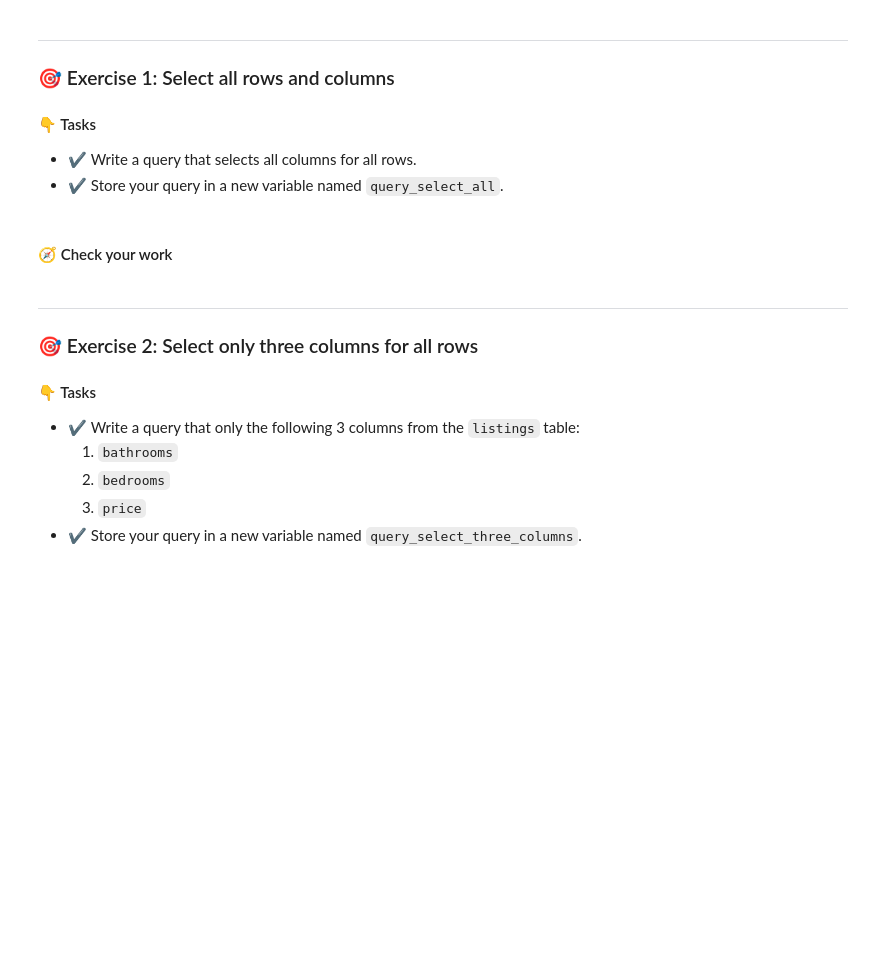
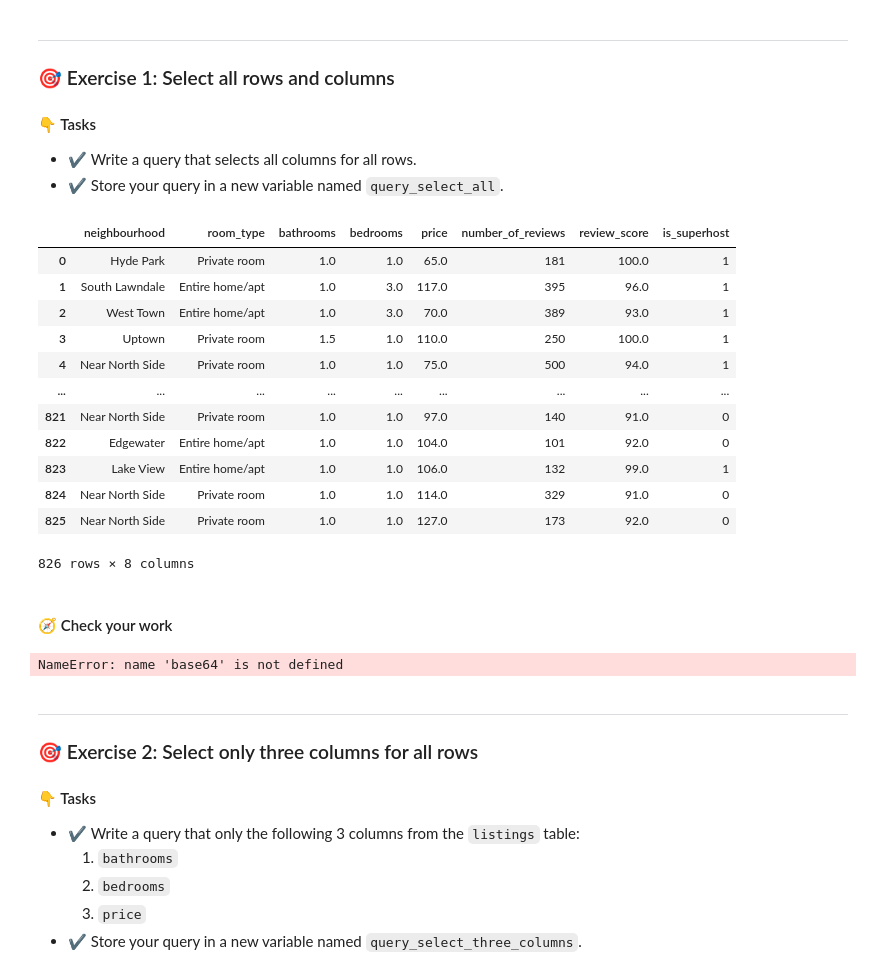
Before and after one commit to JordanBaker78/Data205_JordanBaker, a Jupyter notebook: DATA_205_CRUD_with_SQL.ipynb, the cells around one changed output. Drawn from its saved outputs; the diff is of its cells as text; code cells hidden in the pictures; blank space fills up the shorter version.

```diff
--- a/DATA_205_CRUD_with_SQL.ipynb
+++ b/DATA_205_CRUD_with_SQL.ipynb
@@ -246,18 +257,35 @@ conn_checker.close()
 - ✔️ Store your query in a new variable named `query_select_all`.
 # %%
 ### BEGIN SOLUTION
-
+query_select_all = '''
+SELECT *
+FROM listings
+'''
 
 
 
 ### END SOLUTION
 
 conn = sqlite3.connect('airbnb.db')
 
 df_result = pd.read_sql_query(query_select_all, con=conn)
 display(df_result)
 
 conn.close()
+# %% [output]
+|  | neighbourhood | room_type | bathrooms | bedrooms | price | number_of_reviews | review_score | is_superhost |
+| 0 | Hyde Park | Private room | 1.0 | 1.0 | 65.0 | 181 | 100.0 | 1 |
+| 1 | South Lawndale | Entire home/apt | 1.0 | 3.0 | 117.0 | 395 | 96.0 | 1 |
+| 2 | West Town | Entire home/apt | 1.0 | 3.0 | 70.0 | 389 | 93.0 | 1 |
+| 3 | Uptown | Private room | 1.5 | 1.0 | 110.0 | 250 | 100.0 | 1 |
+| 4 | Near North Side | Private room | 1.0 | 1.0 | 75.0 | 500 | 94.0 | 1 |
+| ... | ... | ... | ... | ... | ... | ... | ... | ... |
+| 821 | Near North Side | Private room | 1.0 | 1.0 | 97.0 | 140 | 91.0 | 0 |
+| 822 | Edgewater | Entire home/apt | 1.0 | 1.0 | 104.0 | 101 | 92.0 | 0 |
+| 823 | Lake View | Entire home/apt | 1.0 | 1.0 | 106.0 | 132 | 99.0 | 1 |
+| 824 | Near North Side | Private room | 1.0 | 1.0 | 114.0 | 329 | 91.0 | 0 |
+| 825 | Near North Side | Private room | 1.0 | 1.0 | 127.0 | 173 | 92.0 | 0 |
+826 rows × 8 columns
 # %% [markdown]
 #### 🧭 Check your work
 # %%
@@ -270,6 +298,8 @@ df_check = pd.read_sql_query(decoded_query, con=conn)
 tc.assertEqual(df_result.shape, df_check.shape, 'Number of rows and/or columns is different')
 
 conn.close()
+# %% [output]
+NameError: name 'base64' is not defined
 # %% [markdown]
 ---
 ### 🎯 Exercise 2: Select only three columns for all rows
```
Also changed, not shown: parts of 12 cells of this notebook.
